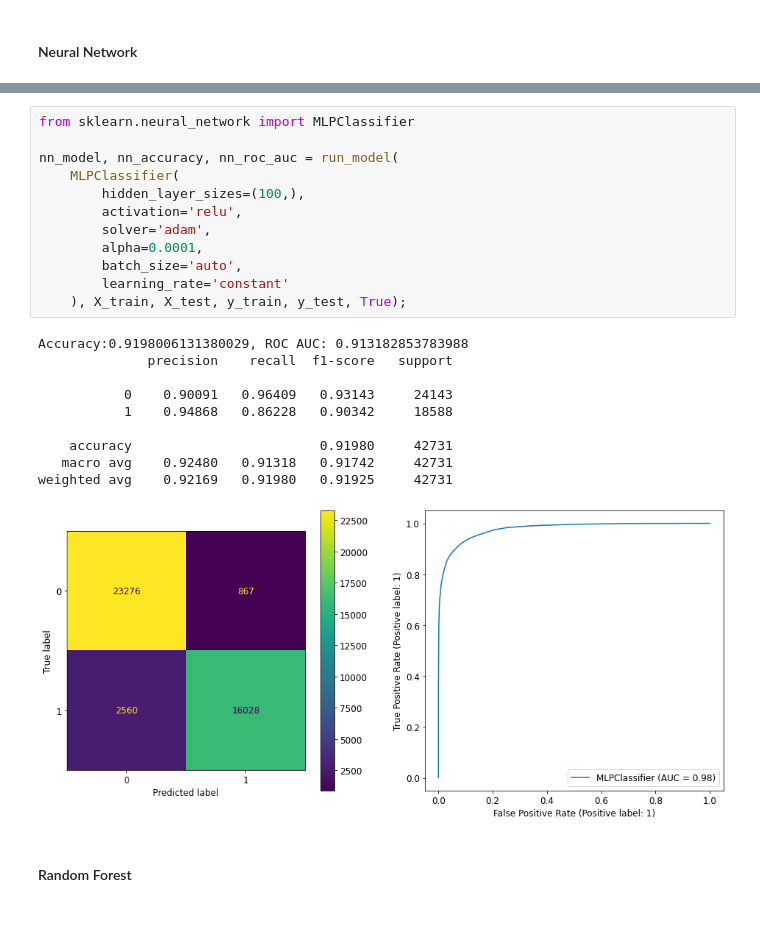
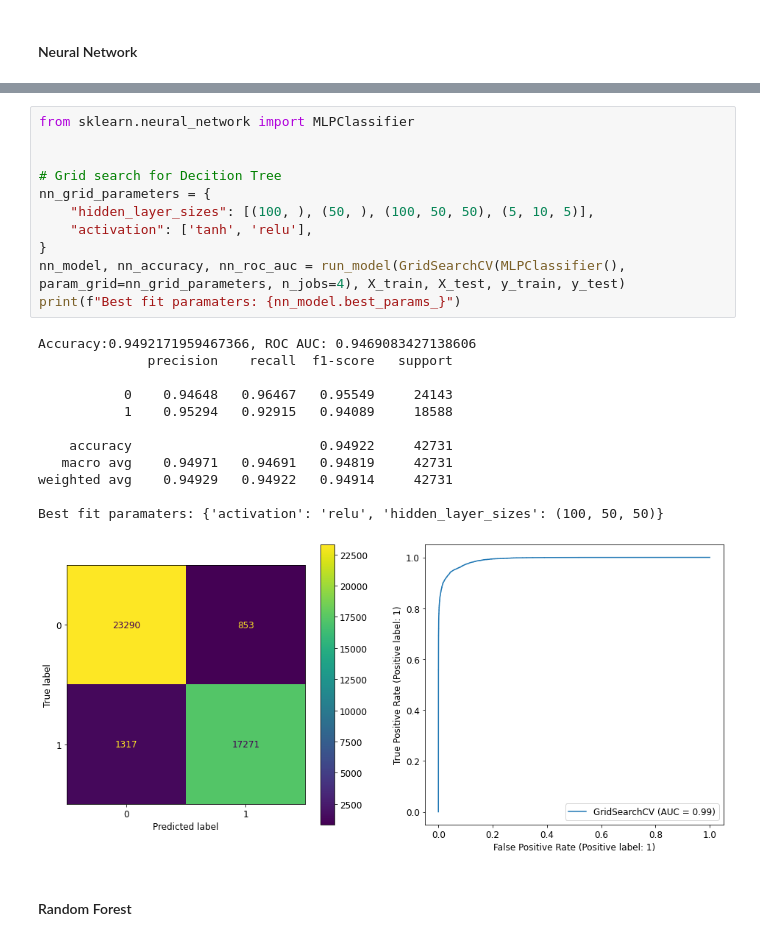
Before and after one commit to ibdafna/airlines_passengers, a Jupyter notebook: airline_passenger_satisfaction.ipynb, the cells around one changed output, grey strips where cells are left out. Saved outputs shown, nothing was run; the diff lists cells and outputs as text.

```diff
--- a/airline_passenger_satisfaction.ipynb
+++ b/airline_passenger_satisfaction.ipynb
@@ -664,26 +670,27 @@ This decision process is quite intuitive and makes a lot of sernse for predicing
 # %%
 from sklearn.neural_network import MLPClassifier
 
-nn_model, nn_accuracy, nn_roc_auc = run_model(
-    MLPClassifier(
-        hidden_layer_sizes=(100,),
-        activation='relu',
-        solver='adam',
-        alpha=0.0001,
-        batch_size='auto',
-        learning_rate='constant'
-    ), X_train, X_test, y_train, y_test, True);
+
+# Grid search for Decition Tree
+nn_grid_parameters = {
+    "hidden_layer_sizes": [(100, ), (50, ), (100, 50, 50), (5, 10, 5)],
+    "activation": ['tanh', 'relu'],
+}
+nn_model, nn_accuracy, nn_roc_auc = run_model(GridSearchCV(MLPClassifier(), param_grid=nn_grid_parameters, n_jobs=4), X_train, X_test, y_train, y_test)
+print(f"Best fit paramaters: {nn_model.best_params_}")
 # %% [output]
-Accuracy:0.9198006131380029, ROC AUC: 0.913182853783988
+Accuracy:0.9492171959467366, ROC AUC: 0.9469083427138606
               precision    recall  f1-score   support
 
-           0    0.90091   0.96409   0.93143     24143
-           1    0.94868   0.86228   0.90342     18588
+           0    0.94648   0.96467   0.95549     24143
+           1    0.95294   0.92915   0.94089     18588
 
-    accuracy                        0.91980     42731
-   macro avg    0.92480   0.91318   0.91742     42731
-weighted avg    0.92169   0.91980   0.91925     42731
+    accuracy                        0.94922     42731
+   macro avg    0.94971   0.94691   0.94819     42731
+weighted avg    0.94929   0.94922   0.94914     42731
+
+Best fit paramaters: {'activation': 'relu', 'hidden_layer_sizes': (100, 50, 50)}
-[figure, old version]
+[figure, new version]
 # %% [markdown]
 #### Random Forest
 # %%
```
Also changed, not shown: parts of 8 cells of this notebook.
